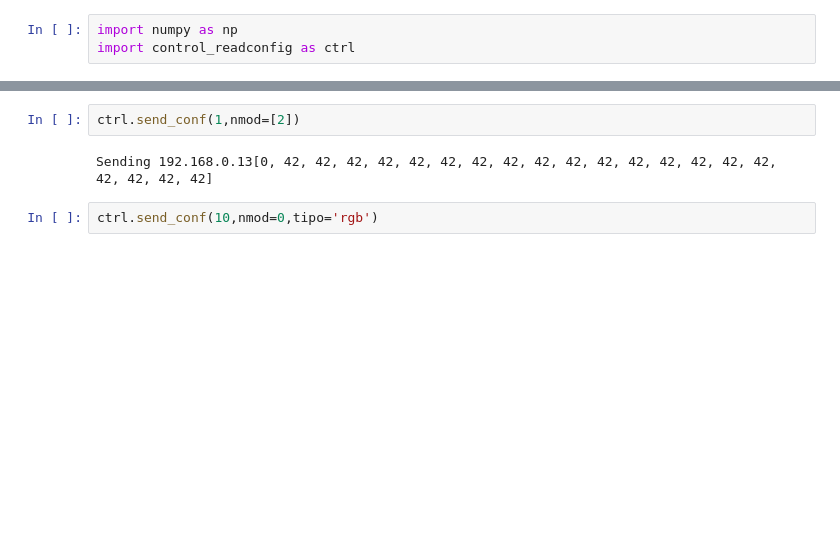
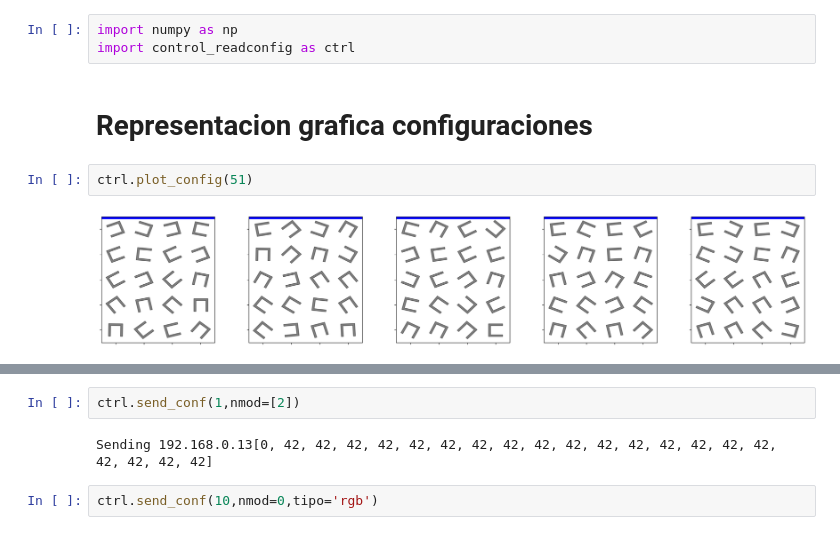
Before and after one commit to meguia/scr, a Jupyter notebook: Catedral_2.ipynb, the cells around one changed output, grey strips where cells are left out. Cells and saved outputs as stored; diff of their text form; blank space fills up the shorter version.

Commit message:
Catedral with plots

```diff
--- a/Catedral_2.ipynb
+++ b/Catedral_2.ipynb
@@ -1,3 +1,9 @@
 # %%
 import numpy as np
 import control_readconfig as ctrl
+# %% [markdown]
+# Representacion grafica configuraciones
+# %%
+ctrl.plot_config(51)
+# %% [output]
+[figure, added]
```
Also changed, not shown: parts of 11 cells of this notebook, 2 other files.
